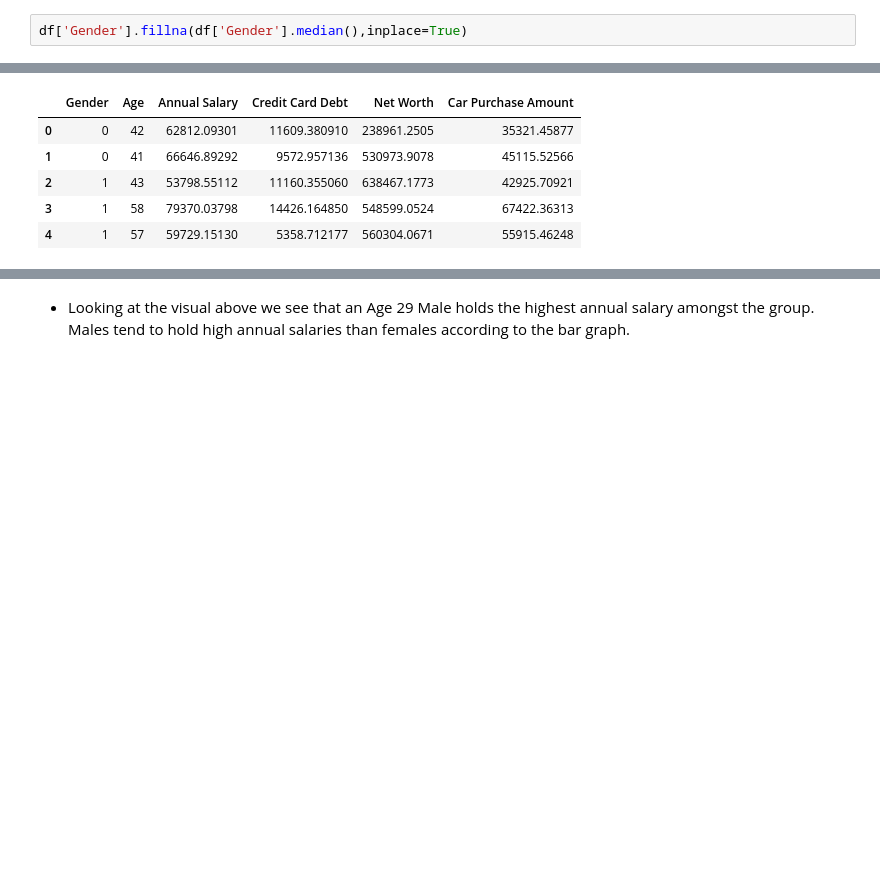
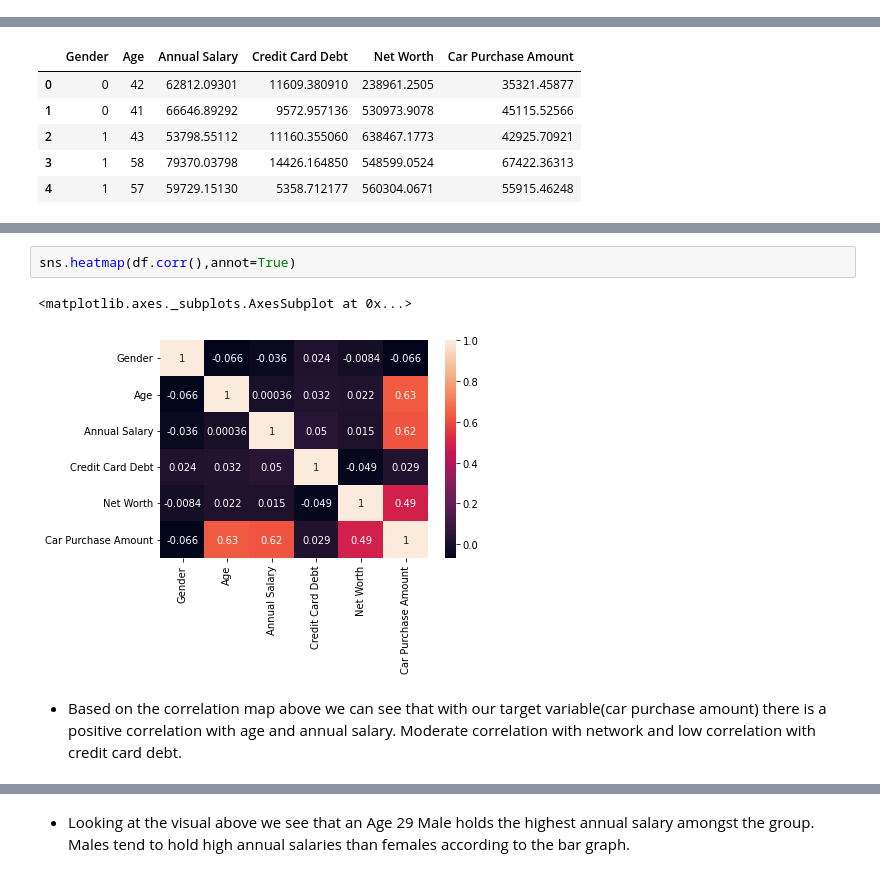
Before and after one commit to LarsonBodden/Car-Purchasing-Model, a Jupyter notebook: Car_Purchasing_Model_Project_.ipynb, the cells around one changed output, grey strips where cells are left out. Saved outputs shown, nothing was run; the diff lists cells and outputs as text; blank space fills up the shorter version.

```diff
--- a/Car_Purchasing_Model_Project_.ipynb
+++ b/Car_Purchasing_Model_Project_.ipynb
@@ -99,5 +99,3 @@ Car Purchase Amount    0
 dtype: int64
 # %% [markdown]
 - No categorical values
-# %%
-df['Gender'].fillna(df['Gender'].median(),inplace=True)
@@ -202,3 +191,10 @@ sns.heatmap(data=correlation_matrix, annot=True)
+# %%
+sns.heatmap(df.corr(),annot=True)
+# %% [output]
+<matplotlib.axes._subplots.AxesSubplot at 0x...>
+[figure, added]
+# %% [markdown]
+- Based on the correlation map above we can see that with our target variable(car purchase amount) there is a positive correlation with age and annual salary. Moderate correlation with network and low correlation with credit card debt.
 # %%
 fig, ax = plt.subplots(figsize=(10, 10))
 sns.barplot(df['Age'], df['Annual Salary'], hue = df["Gender"])
```
Also changed, not shown: parts of 51 cells of this notebook.
